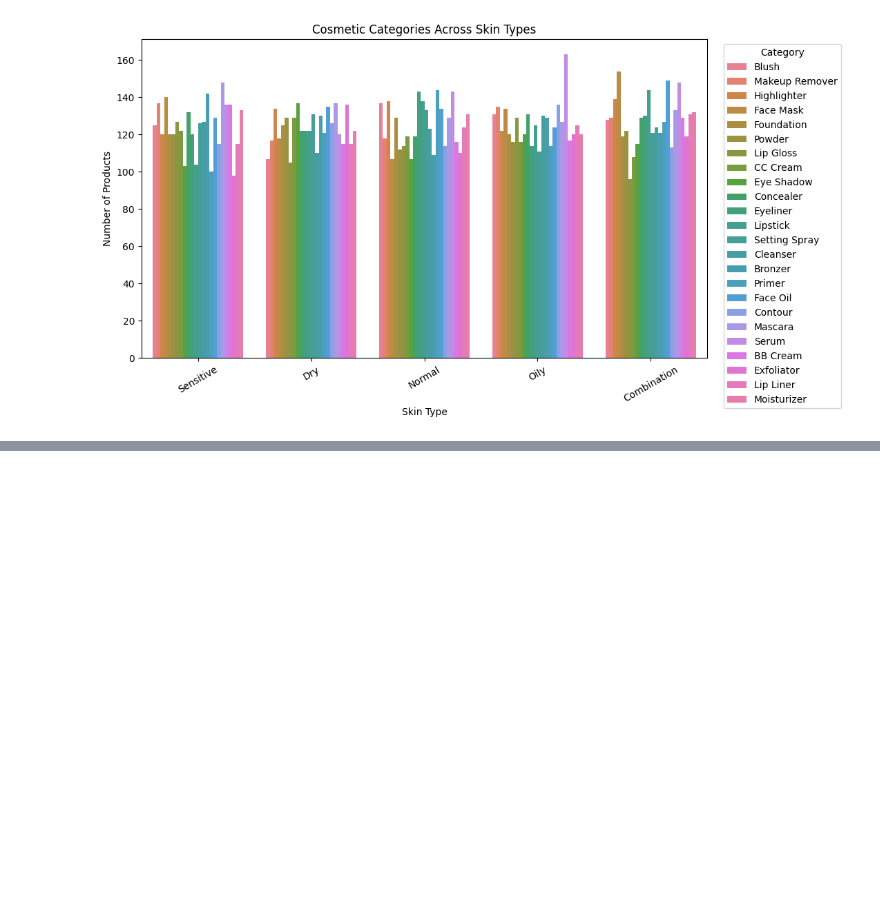
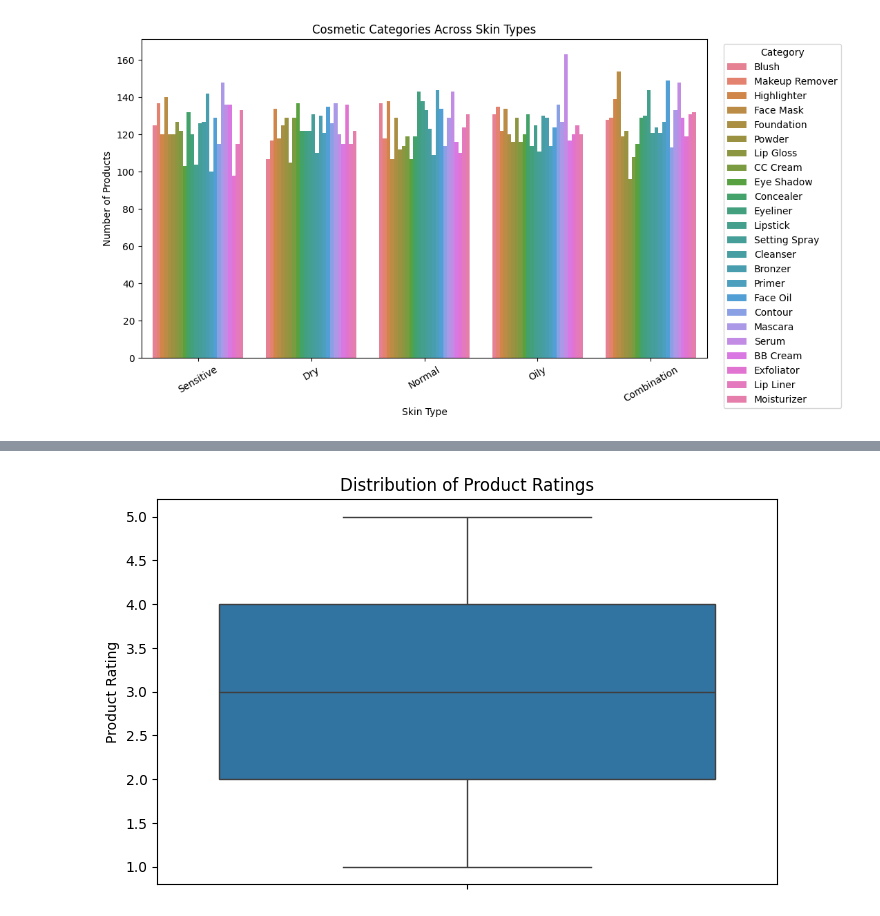
Before and after one commit to Queenmunyere/Skin-Care-App, a Jupyter notebook: Beauty Skin Care.ipynb, the cells around one changed output, grey strips where cells are left out. Drawn from its saved outputs; the diff is of its cells as text; code cells hidden in the pictures; blank space fills up the shorter version.

```diff
--- a/Beauty Skin Care.ipynb
+++ b/Beauty Skin Care.ipynb
@@ -178,0 +188,12 @@ plt.show()
+# %%
+
+
+# Box plot of product rating distribution
+plt.figure(figsize=(8, 5))
+sns.boxplot(y=df["Rating"])
+
+plt.title("Distribution of Product Ratings")
+plt.ylabel("Product Rating")
+plt.show()
+# %% [output]
+[figure, added]
```
Also changed, not shown: parts of 7 cells of this notebook.
